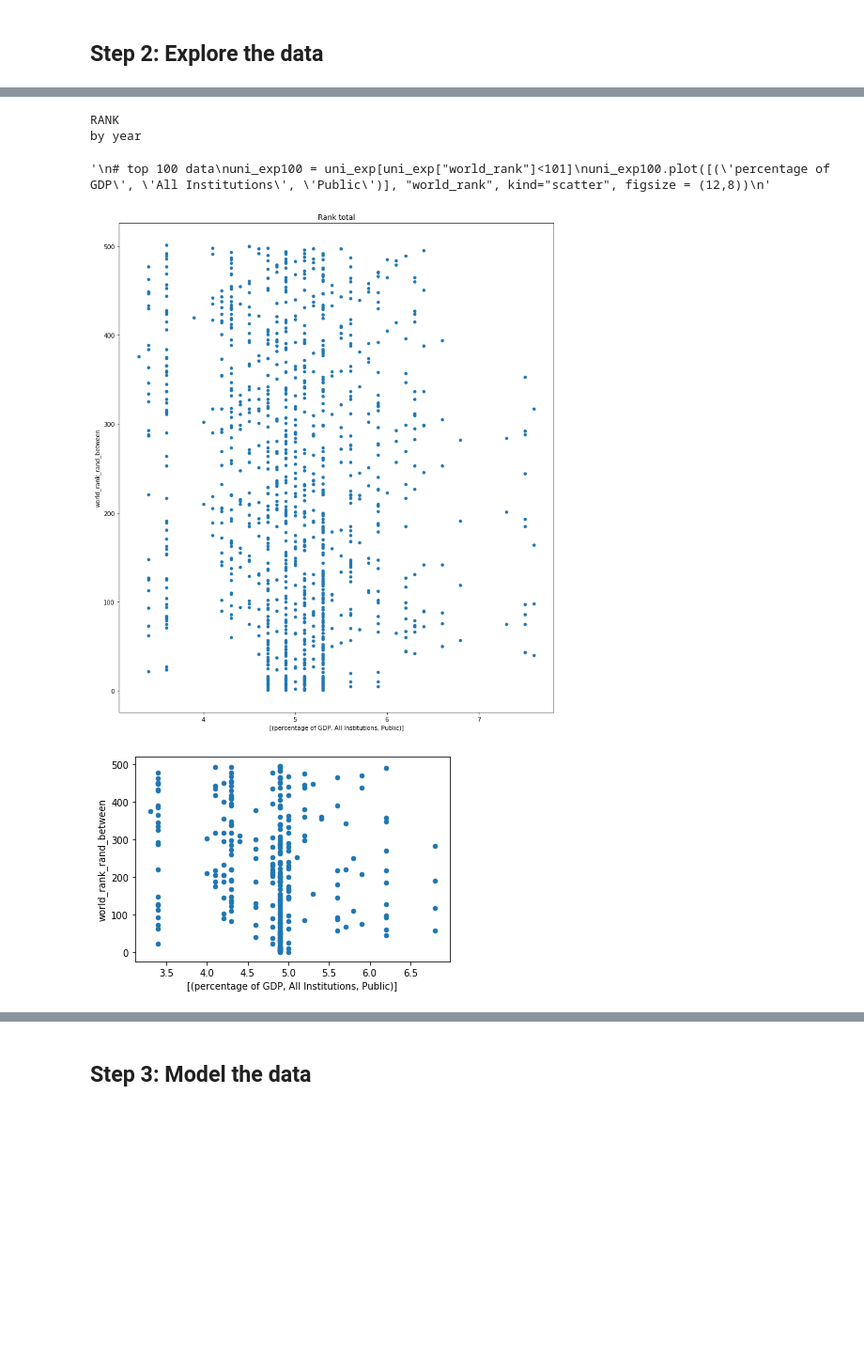
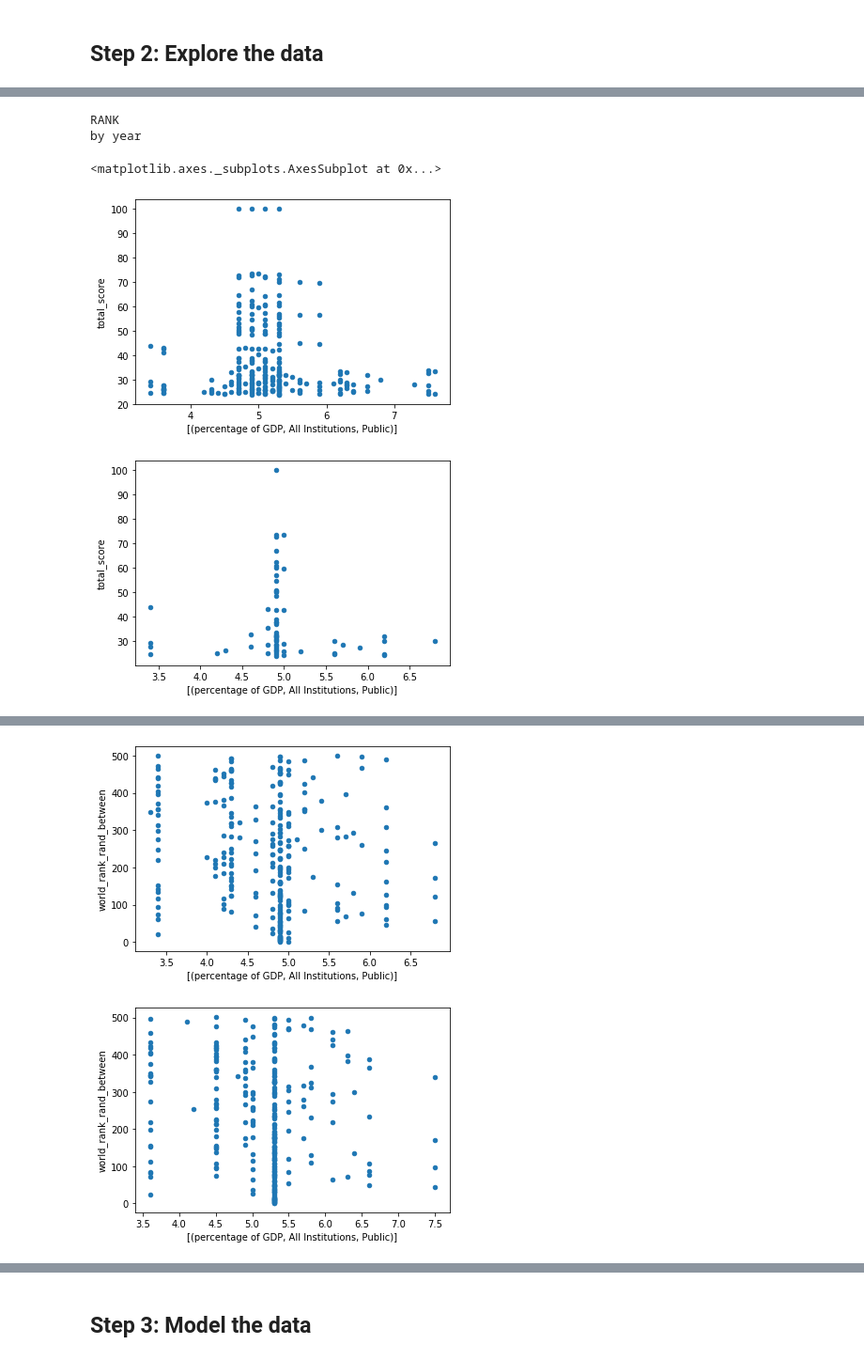
Before and after one commit to AjayvirS/uni-ranking, a Jupyter notebook: ex3.ipynb, the cells around one changed output, grey strips where cells are left out. Shown: that part at 94% size. Cells and saved outputs as stored; diff of their text form; code cells hidden in the pictures; blank space fills up the shorter version.

```diff
--- a/ex3.ipynb
+++ b/ex3.ipynb
@@ -194,33 +220,29 @@ display(uni_exp)
 # %%
-"""
 # score vs percentage of gdp
 # total data
 uni_exp.plot([('percentage of GDP', 'All Institutions', 'Public')], "total_score", kind="scatter")
 # by year
 uni_exp.groupby("year").plot([('percentage of GDP', 'All Institutions', 'Public')], "total_score", kind="scatter")
-"""
+
 
 print("RANK")
 # rank vs percentage of gdp
 # total data
 uni_exp.plot([('percentage of GDP', 'All Institutions', 'Public')], "world_rank_rand_between", kind="scatter", figsize = (13,15))
 plt.title("Rank total")
 plt.show
 print("by year")
 # by year
 uni_exp.groupby("year").plot([('percentage of GDP', 'All Institutions', 'Public')], "world_rank_rand_between", kind="scatter")
 plt.title("Rank by year")
 plt.show
 
-
-"""
 # top 100 data
-uni_exp100 = uni_exp[uni_exp["world_rank"]<101]
-uni_exp100.plot([('percentage of GDP', 'All Institutions', 'Public')], "world_rank", kind="scatter", figsize = (12,8))
-"""
+uni_exp100 = uni_exp[uni_exp["world_rank_rand_between"]<101]
+uni_exp100.plot([('percentage of GDP', 'All Institutions', 'Public')], "world_rank_rand_between", kind="scatter", figsize = (12,8))
 # %% [output]
 RANK
 by year
-'\n# top 100 data\nuni_exp100 = uni_exp[uni_exp["world_rank"]<101]\nuni_exp100.plot([(\'percentage of GDP\', \'All Institutions\', \'Public\')], "world_rank", kind="scatter", figsize = (12,8))\n'
+<matplotlib.axes._subplots.AxesSubplot at 0x...>
-[figure, old version]
+[figure, new version]
-[figure, old version]
+[figure, new version]
@@ -229,0 +253,2 @@ by year
+[figure, added]
+[figure, added]
```
Also changed, not shown: parts of 15 cells of this notebook.
